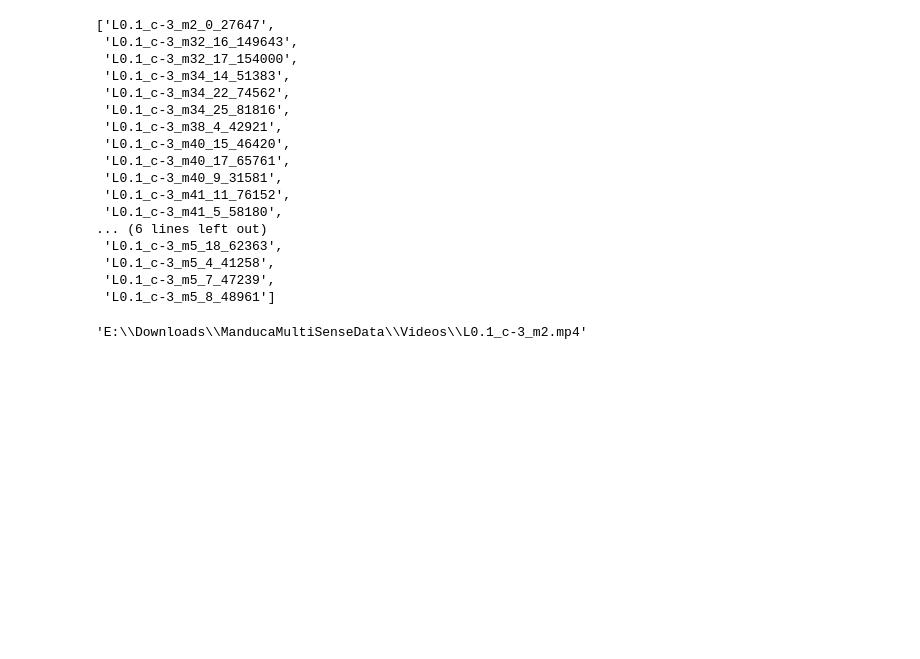
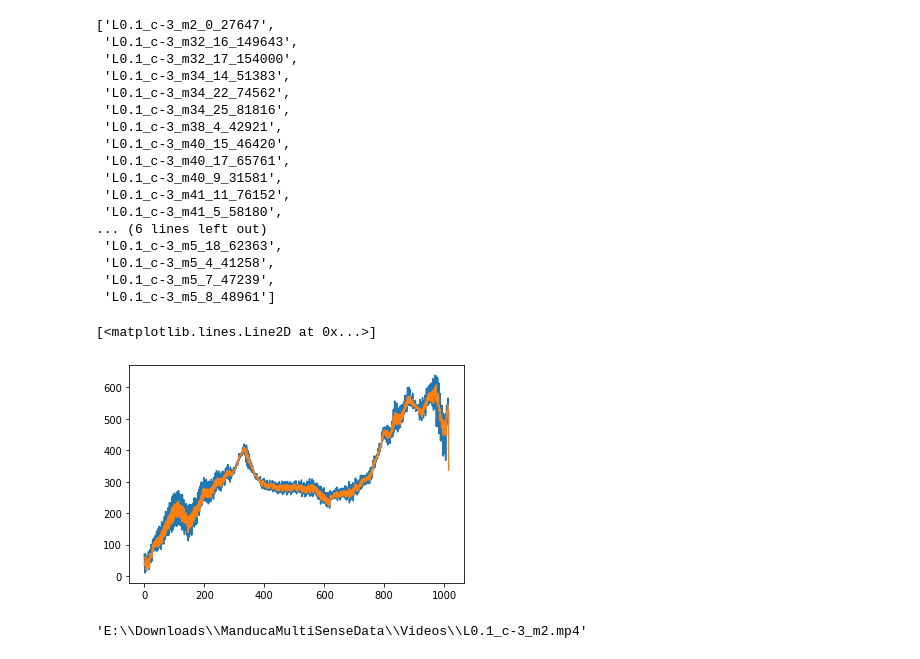
Before and after one commit to itsMahad/ManducaMultiSenseFeeding, a Jupyter notebook: A_Step4_TestingImageProcessing.ipynb, the cells around one changed output. Cells and saved outputs as stored; diff of their text form; code cells hidden in the pictures; blank space fills up the shorter version.

Commit message:
Update 5/17: Contours and Gaussian Filter
This update includes the addition of a gaussian filter as well as visualization of body contours.

```diff
--- a/A_Step4_TestingImageProcessing.ipynb
+++ b/A_Step4_TestingImageProcessing.ipynb
@@ -87,8 +87,8 @@ names
 for name in names[1:]:
 
     start, end = frame_df[frame_df.name == name].start_frame.values, frame_df[frame_df.name == name].end_frame.values
+    video_name = r"E:\Downloads\ManducaMultiSenseData\Videos\PotentialOutlier\NewSubtract\\" + name + '_testing2.mp4'
 
-    video_name = r"E:\Downloads\ManducaMultiSenseData\Videos\PotentialOutlier\NewSubtract\\" + name + '_testing.mp4'
 
     if name.startswith('L0.1'):
         name = name[:12]
@@ -124,10 +124,8 @@ for name in names[1:]:
 
 
 
-    fourcc = cv2.VideoWriter_fourcc(*'mp4v')
 
-    video = cv2.VideoWriter(video_name, fourcc, 30, (648,488))
-    b = 0
+
     for frame in frame_seq:
         cam.set(1, frame)  # start processing the current frame
         ret, f = cam.read(1)  # Read the image at that frame
@@ -165,7 +163,24 @@ for name in names[1:]:
         contour_hull.append(con_hull)
 
 
-        cv2.circle(f, (cent_hull[0],cent_hull[1]), 6, [0,0,255], 3)
+
+
+
+
+    gauss = signal.gaussian(3,3)
+    x_gauss = signal.convolve(centroid_hull_x, gauss, mode='same', method = 'direct') / gauss.sum()
+    y_gauss = signal.convolve(centroid_hull_y, gauss, mode = 'same', method = 'direct') / gauss.sum()
+
+
+
+    fourcc = cv2.VideoWriter_fourcc(*'mp4v')
+    video = cv2.VideoWriter(video_name, fourcc, 30, (648,488))
+
+    b = 0
+    for frame in frame_seq:
+        cam.set(1, frame)  # start processing the current frame
+        ret, f = cam.read(1)
+        cv2.circle(f, (int(x_gauss[b]),int(y_gauss[b])), 6, [0,0,255], 3)
         cv2.drawContours(f, [contour_hull[b]], -1, (0, 255, 0), 3)
 
         video.write(f)
@@ -173,9 +188,12 @@ for name in names[1:]:
 
     cv2.destroyAllWindows()
     video.release()
-    gauss = signal.gaussian(3,3)
-    x_gauss = signal.convolve(centroid_hull_x, gauss, mode='same', method = 'direct') / gauss.sum()
-    y_gauss = signal.convolve(centroid_hull_y, gauss, mode = 'same', method = 'direct') / gauss.sum()
+# %%
+plt.plot(centroid_hull_x)
+plt.plot(x_gauss)
+# %% [output]
+[<matplotlib.lines.Line2D at 0x...>]
+[figure, added]
 # %%
 v_path
 # %% [output]
```
Also changed, not shown: parts of 1 cell of this notebook.
